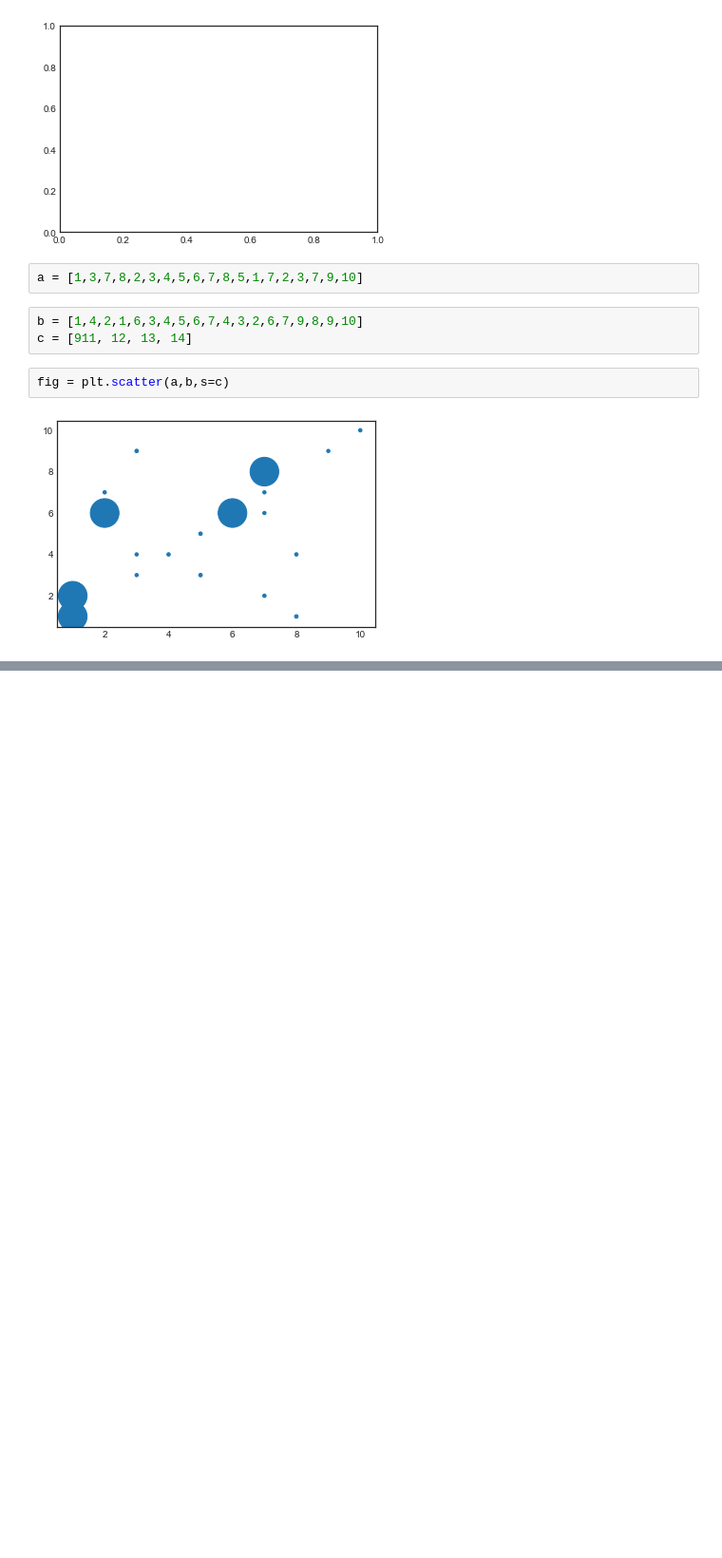
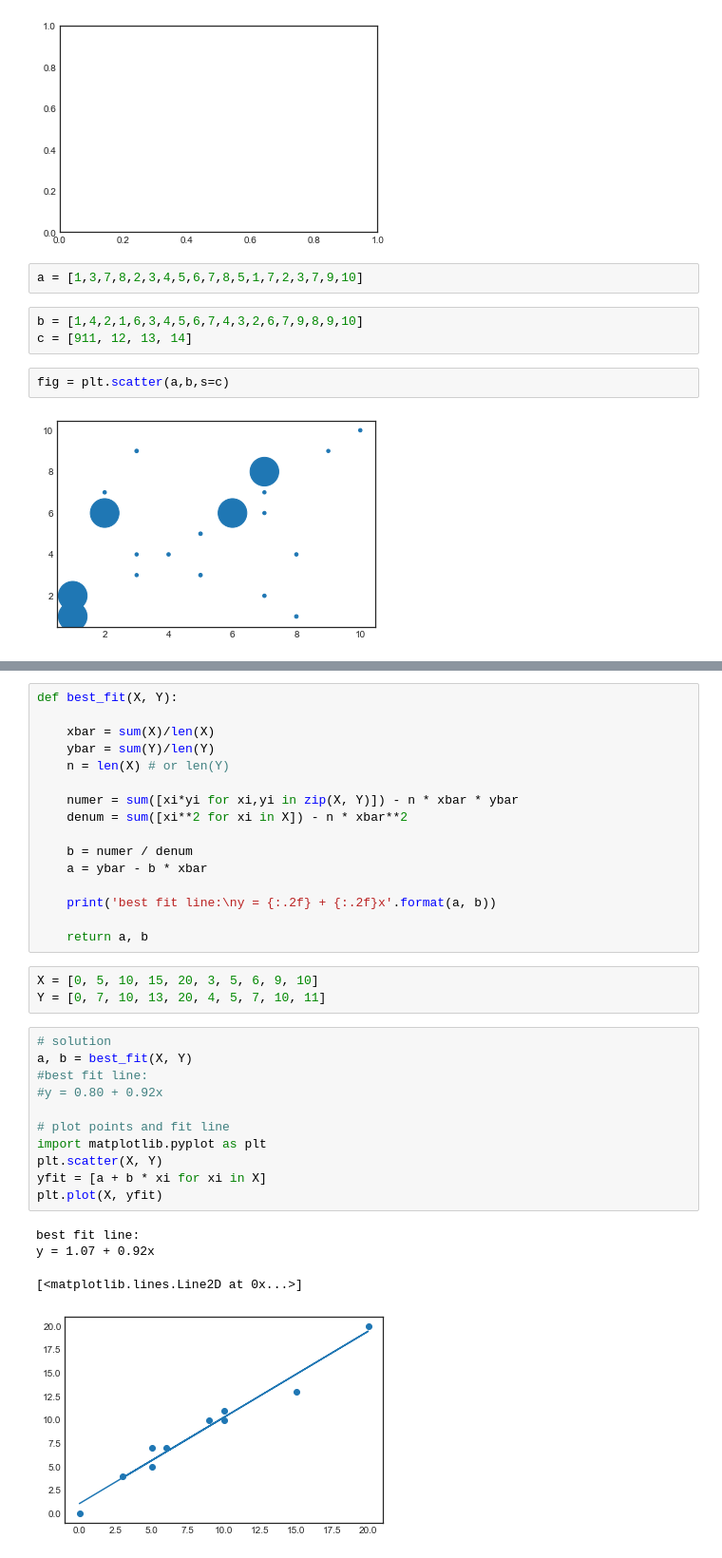
Before and after one commit to avikravi/pythonProblems, a Jupyter notebook: 0_Notes/Matplotlib.ipynb, the cells around one changed output, grey strips where cells are left out. Shown: that part at 95% size. Drawn from its saved outputs; the diff is of its cells as text; blank space fills up the shorter version.

```diff
--- a/0_Notes/Matplotlib.ipynb
+++ b/0_Notes/Matplotlib.ipynb
@@ -19,0 +27,35 @@ fig = plt.scatter(a,b,s=c)
+# %%
+def best_fit(X, Y):
+
+    xbar = sum(X)/len(X)
+    ybar = sum(Y)/len(Y)
+    n = len(X) # or len(Y)
+
+    numer = sum([xi*yi for xi,yi in zip(X, Y)]) - n * xbar * ybar
+    denum = sum([xi**2 for xi in X]) - n * xbar**2
+
+    b = numer / denum
+    a = ybar - b * xbar
+
+    print('best fit line:\ny = {:.2f} + {:.2f}x'.format(a, b))
+
+    return a, b
+# %%
+X = [0, 5, 10, 15, 20, 3, 5, 6, 9, 10]
+Y = [0, 7, 10, 13, 20, 4, 5, 7, 10, 11]
+# %%
+# solution
+a, b = best_fit(X, Y)
+#best fit line:
+#y = 0.80 + 0.92x
+
+# plot points and fit line
+import matplotlib.pyplot as plt
+plt.scatter(X, Y)
+yfit = [a + b * xi for xi in X]
+plt.plot(X, yfit)
+# %% [output]
+best fit line:
+y = 1.07 + 0.92x
+[<matplotlib.lines.Line2D at 0x...>]
+[figure, added]
```
Also changed, not shown: parts of 3 cells of this notebook.
